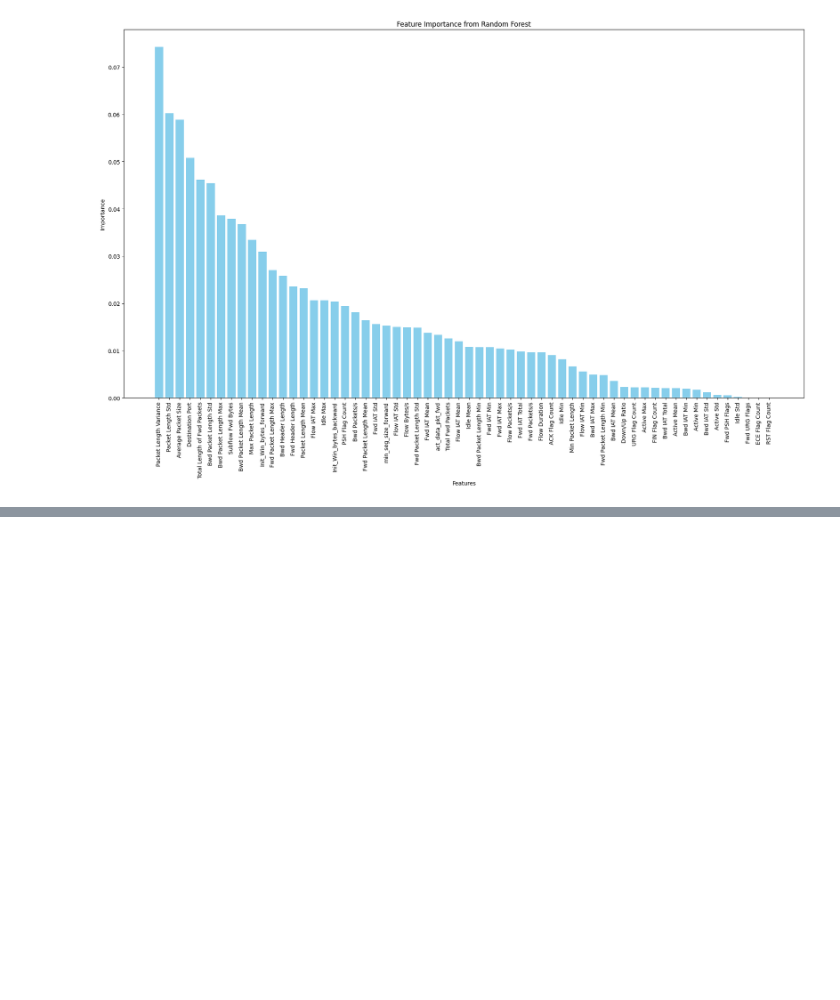
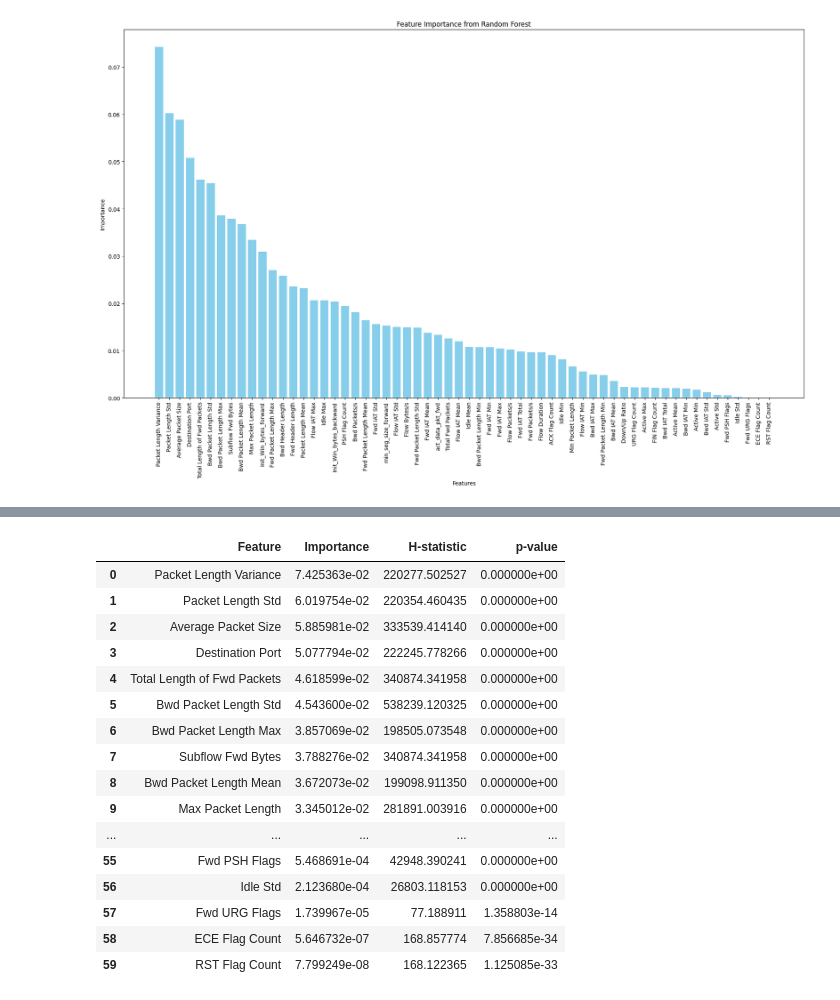
Before and after one commit to IamAdite/CiCIDS2017n2018MLSTUDY, a Jupyter notebook: cicids2017_prep/cicids2017_prep.ipynb, the cells around one changed output, grey strips where cells are left out. Cells and saved outputs as stored; diff of their text form; code cells hidden in the pictures; blank space fills up the shorter version.

```diff
--- a/cicids2017_prep/cicids2017_prep.ipynb
+++ b/cicids2017_prep/cicids2017_prep.ipynb
@@ -756,0 +772,27 @@ df.to_csv("cicids2017_READY.csv", sep='\t', encoding='utf-8', index=False)
+# %%
+# Preparing the df for comparison
+h_p_stats.reset_index(inplace = True)
+h_p_stats.rename(columns = {'index':'Feature'}, inplace = True)
+
+# Sorting the new df for easier visualization
+comparison_tb = feature_importance_tree.merge(h_p_stats, on = 'Feature', how = 'left')
+comparison_tb_sorted = comparison_tb.sort_values(by='Importance', ascending=False)
+comparison_tb_sorted
+# %% [output]
+|  | Feature | Importance | H-statistic | p-value |
+| 0 | Packet Length Variance | 7.425363e-02 | 220277.502527 | 0.000000e+00 |
+| 1 | Packet Length Std | 6.019754e-02 | 220354.460435 | 0.000000e+00 |
+| 2 | Average Packet Size | 5.885981e-02 | 333539.414140 | 0.000000e+00 |
+| 3 | Destination Port | 5.077794e-02 | 222245.778266 | 0.000000e+00 |
+| 4 | Total Length of Fwd Packets | 4.618599e-02 | 340874.341958 | 0.000000e+00 |
+| 5 | Bwd Packet Length Std | 4.543600e-02 | 538239.120325 | 0.000000e+00 |
+| 6 | Bwd Packet Length Max | 3.857069e-02 | 198505.073548 | 0.000000e+00 |
+| 7 | Subflow Fwd Bytes | 3.788276e-02 | 340874.341958 | 0.000000e+00 |
+| 8 | Bwd Packet Length Mean | 3.672073e-02 | 199098.911350 | 0.000000e+00 |
+| 9 | Max Packet Length | 3.345012e-02 | 281891.003916 | 0.000000e+00 |
+| ... | ... | ... | ... | ... |
+| 55 | Fwd PSH Flags | 5.468691e-04 | 42948.390241 | 0.000000e+00 |
+| 56 | Idle Std | 2.123680e-04 | 26803.118153 | 0.000000e+00 |
+| 57 | Fwd URG Flags | 1.739967e-05 | 77.188911 | 1.358803e-14 |
+| 58 | ECE Flag Count | 5.646732e-07 | 168.857774 | 7.856685e-34 |
+| 59 | RST Flag Count | 7.799249e-08 | 168.122365 | 1.125085e-33 |
```
Also changed, not shown: parts of 10 cells of this notebook.
